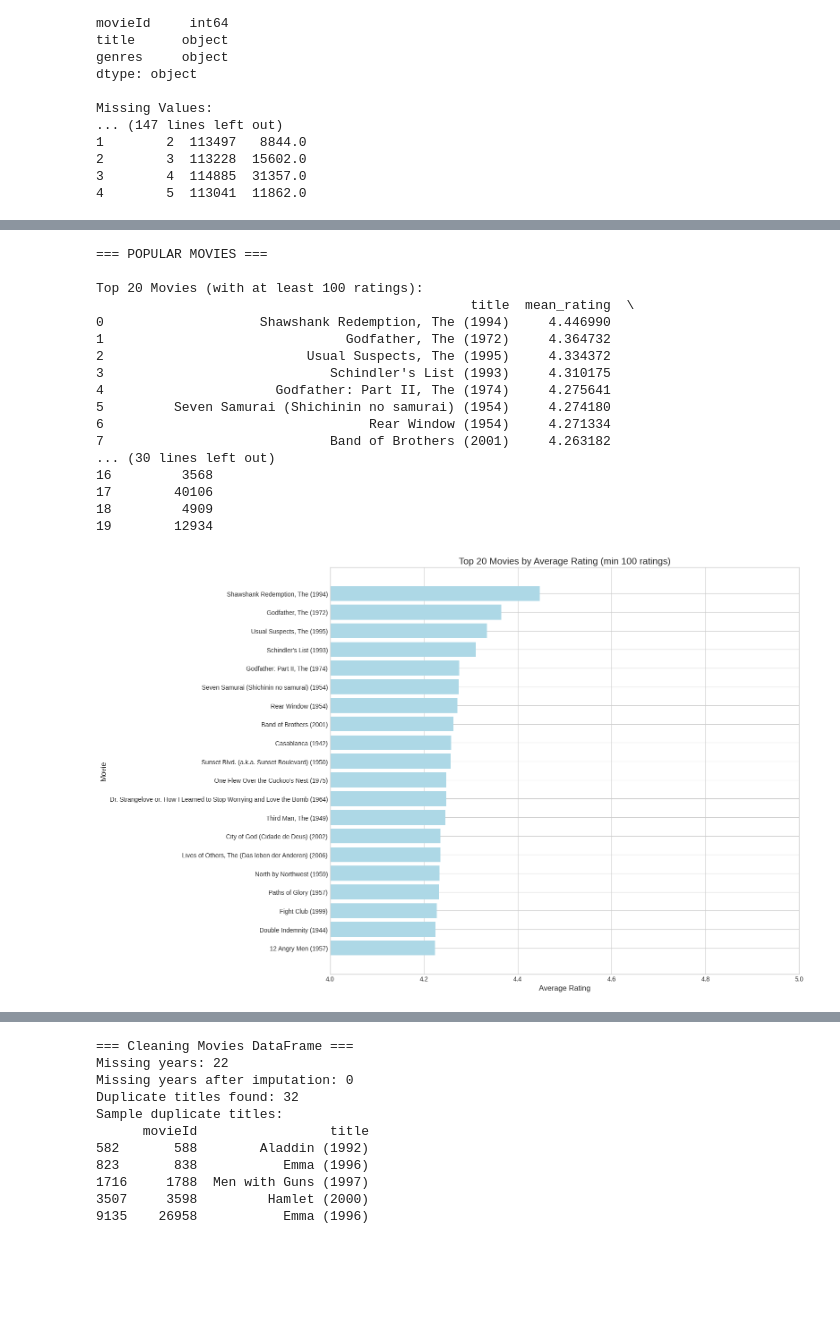
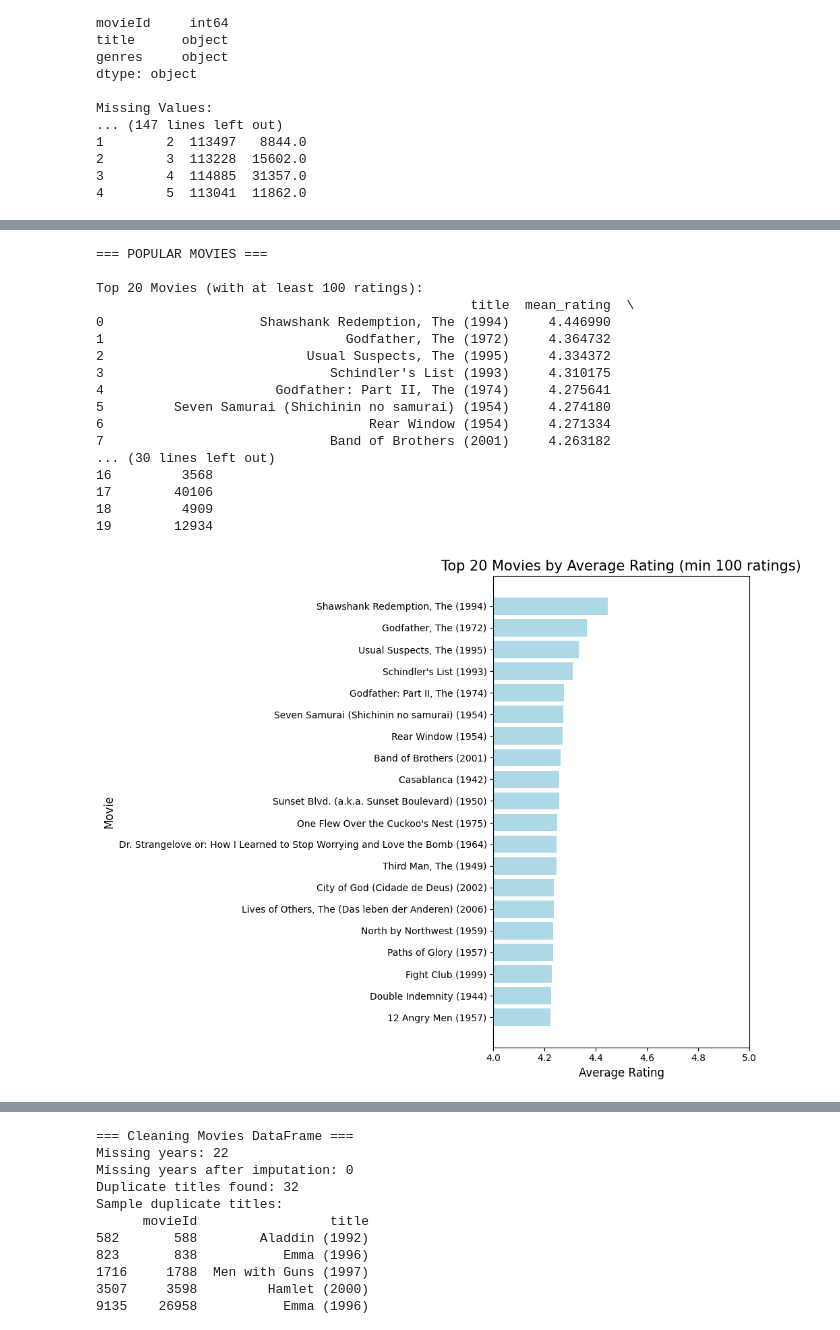
Before and after one commit to Laaliji/Books_Recommandation_System, a Jupyter notebook: Clustering_Based_Recommandation_System.ipynb, the cells around one changed output, grey strips where cells are left out. Saved outputs shown, nothing was run; the diff lists cells and outputs as text; code cells hidden in the pictures; blank space fills up the shorter version.

```diff
--- a/Clustering_Based_Recommandation_System.ipynb
+++ b/Clustering_Based_Recommandation_System.ipynb
@@ -343,32 +370,32 @@ print(f"\nTop 20 Movies (with at least {min_ratings} ratings):")
 print(popular_movies[['title', 'mean_rating', 'num_ratings']].head(20))
 
 # Plot top 20 movies
-plt.figure(figsize=(16, 10))
+plt.figure(figsize=(10, 8))
 top20 = popular_movies.head(20)
 plt.barh(top20['title'], top20['mean_rating'], color='lightblue')
 plt.title(f'Top 20 Movies by Average Rating (min {min_ratings} ratings)', fontsize=15)
 plt.xlabel('Average Rating', fontsize=12)
 plt.ylabel('Movie', fontsize=12)
 plt.xlim(4, 5)  # Adjust based on data (MovieLens ratings are typically 0.5–5.0)
 plt.gca().invert_yaxis()  # Highest rated at the top
 plt.tight_layout()
 plt.show()
 # %% [output]
 === POPULAR MOVIES ===
 
 Top 20 Movies (with at least 100 ratings):
                                                 title  mean_rating  \
 0                    Shawshank Redemption, The (1994)     4.446990
 1                               Godfather, The (1972)     4.364732
 2                          Usual Suspects, The (1995)     4.334372
 3                             Schindler's List (1993)     4.310175
 4                      Godfather: Part II, The (1974)     4.275641
 5         Seven Samurai (Shichinin no samurai) (1954)     4.274180
 6                                  Rear Window (1954)     4.271334
 7                             Band of Brothers (2001)     4.263182
 ... (30 lines left out)
 16         3568
 17        40106
 18         4909
 19        12934
-[figure, old version]
+[figure, new version]
```
Also changed, not shown: parts of 36 cells of this notebook.
